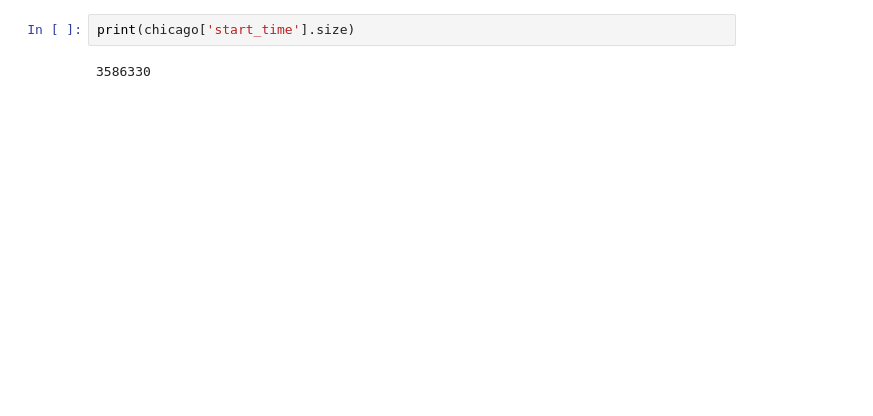
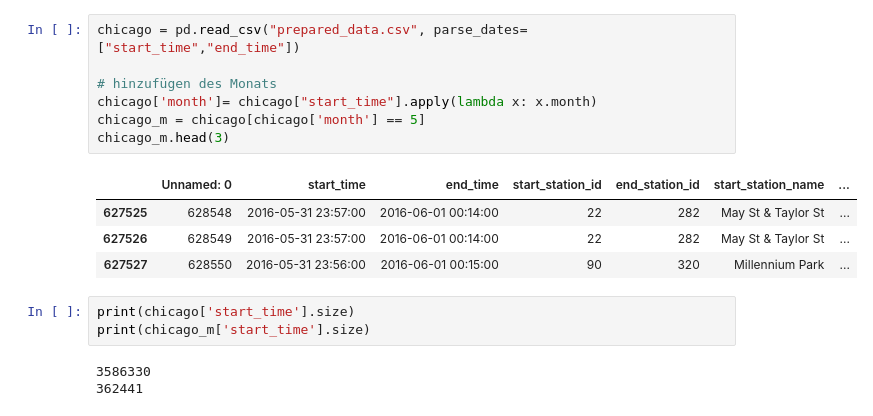
Before and after one commit to agruenb/PrescriptiveStruggle_BikeSharing, a Jupyter notebook: LeaWorkspace/Prediction_Tree.ipynb, the cells around one changed output. Cells and saved outputs as stored; diff of their text form; blank space fills up the shorter version.

```diff
--- a/LeaWorkspace/Prediction_Tree.ipynb
+++ b/LeaWorkspace/Prediction_Tree.ipynb
@@ -28,4 +20,18 @@ chicago.head()
+# %%
+chicago = pd.read_csv("prepared_data.csv", parse_dates=["start_time","end_time"])
+
+# hinzufügen des Monats
+chicago['month']= chicago["start_time"].apply(lambda x: x.month)
+chicago_m = chicago[chicago['month'] == 5]
+chicago_m.head(3)
+# %% [output]
+|  | Unnamed: 0 | start_time | end_time | start_station_id | end_station_id | start_station_name | ... |
+| 627525 | 628548 | 2016-05-31 23:57:00 | 2016-06-01 00:14:00 | 22 | 282 | May St & Taylor St | ... |
+| 627526 | 628549 | 2016-05-31 23:57:00 | 2016-06-01 00:14:00 | 22 | 282 | May St & Taylor St | ... |
+| 627527 | 628550 | 2016-05-31 23:56:00 | 2016-06-01 00:15:00 | 90 | 320 | Millennium Park | ... |
 # %%
 print(chicago['start_time'].size)
+print(chicago_m['start_time'].size)
 # %% [output]
 3586330
+362441
```
Also changed, not shown: parts of 14 cells of this notebook, 1 other file.
